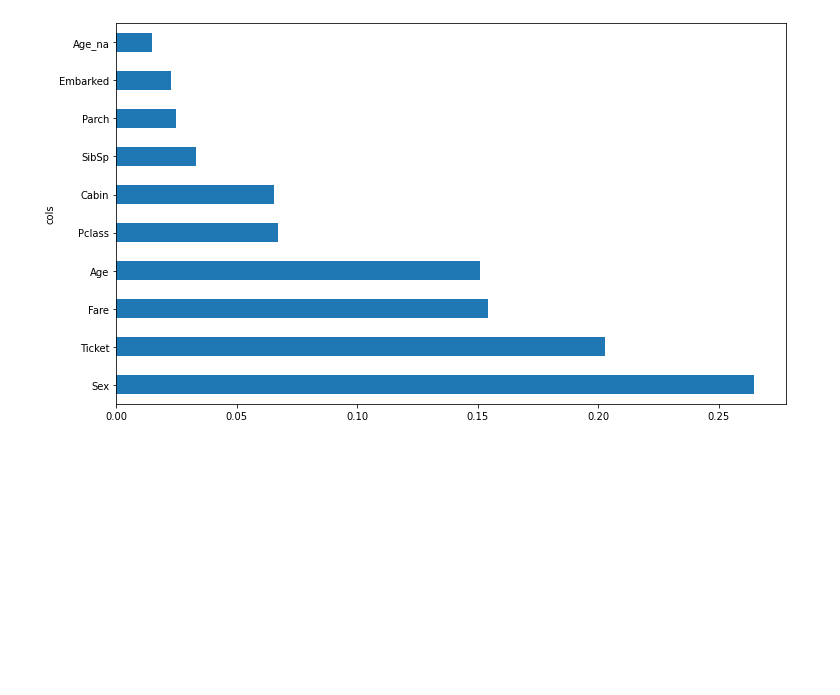
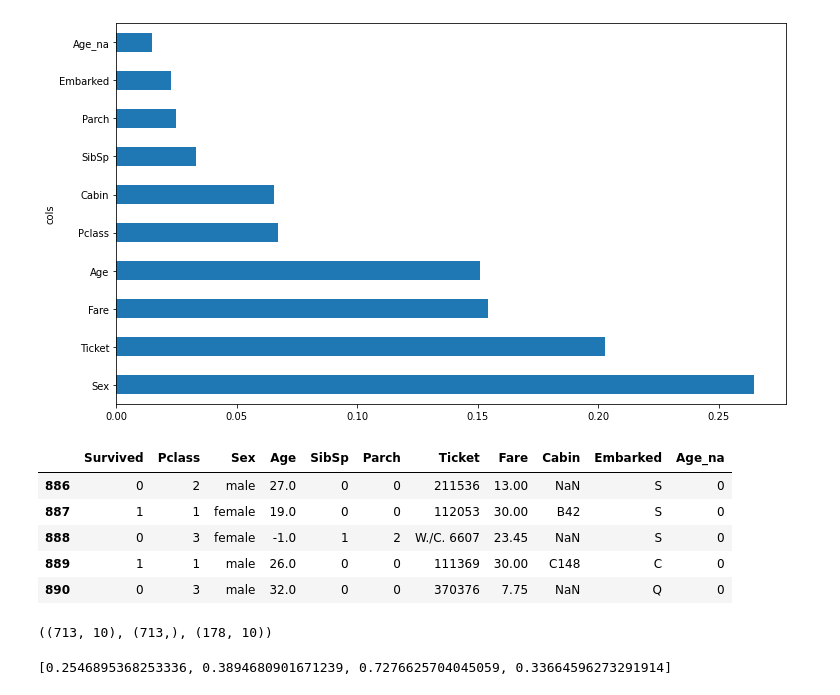
Before and after one commit to Zwang1680/TitanicDataAnlysis, a Jupyter notebook: Analysis.ipynb, the cells around one changed output. Cells and saved outputs as stored; diff of their text form; code cells hidden in the pictures; blank space fills up the shorter version.

Commit message:
attempted a different null age number and removed passengerId but resulted in a worse r^2

```diff
--- a/Analysis.ipynb
+++ b/Analysis.ipynb
@@ -341,0 +344,8 @@ def plot_fi(fi): return fi.plot('cols', 'imp', 'barh', figsize=(12,7), legend=Fa
+# %%
+df_raw2 = df_raw2.drop(columns = ['Name'])
+# %%
+df_raw2 = df_raw2.drop(columns = ['PassengerId'])
+# %%
+df_raw2['Age'] = df_raw2['Age'].fillna(-1)
+# %%
+df_raw2['Age_na'] = 0
@@ -341,0 +356,9 @@ def plot_fi(fi): return fi.plot('cols', 'imp', 'barh', figsize=(12,7), legend=Fa
+# %%
+display_all(df_raw2.tail())
+# %% [output]
+|  | Survived | Pclass | Sex | Age | SibSp | Parch | Ticket | Fare | Cabin | Embarked | Age_na |
+| 886 | 0 | 2 | male | 27.0 | 0 | 0 | 211536 | 13.00 | NaN | S | 0 |
+| 887 | 1 | 1 | female | 19.0 | 0 | 0 | 112053 | 30.00 | B42 | S | 0 |
+| 888 | 0 | 3 | female | -1.0 | 1 | 2 | W./C. 6607 | 23.45 | NaN | S | 0 |
+| 889 | 1 | 1 | male | 26.0 | 0 | 0 | 111369 | 30.00 | C148 | C | 0 |
+| 890 | 0 | 3 | male | 32.0 | 0 | 0 | 370376 | 7.75 | NaN | Q | 0 |
@@ -341,0 +369,12 @@ def plot_fi(fi): return fi.plot('cols', 'imp', 'barh', figsize=(12,7), legend=Fa
+# %%
+def split_vals(a,n): return a[:n].copy(), a[n:].copy()
+
+n_valid = 178
+n_trn = len(df)-n_valid
+raw_train, raw_valid = split_vals(df_raw, n_trn)
+X_train, X_valid = split_vals(df, n_trn)
+y_train, y_valid = split_vals(y, n_trn)
+
+X_train.shape, y_train.shape, X_valid.shape
+# %% [output]
+((713, 10), (713,), (178, 10))
@@ -341,0 +389,6 @@ def plot_fi(fi): return fi.plot('cols', 'imp', 'barh', figsize=(12,7), legend=Fa
+# %%
+m = RandomForestRegressor(max_features = .41785, min_samples_leaf = 1,  n_estimators = 2)
+m.fit(X_train, y_train)
+print_score(m)
+# %% [output]
+[0.2546895368253336, 0.3894680901671239, 0.7276625704045059, 0.33664596273291914]
```
Also changed, not shown: parts of 6 cells of this notebook.
